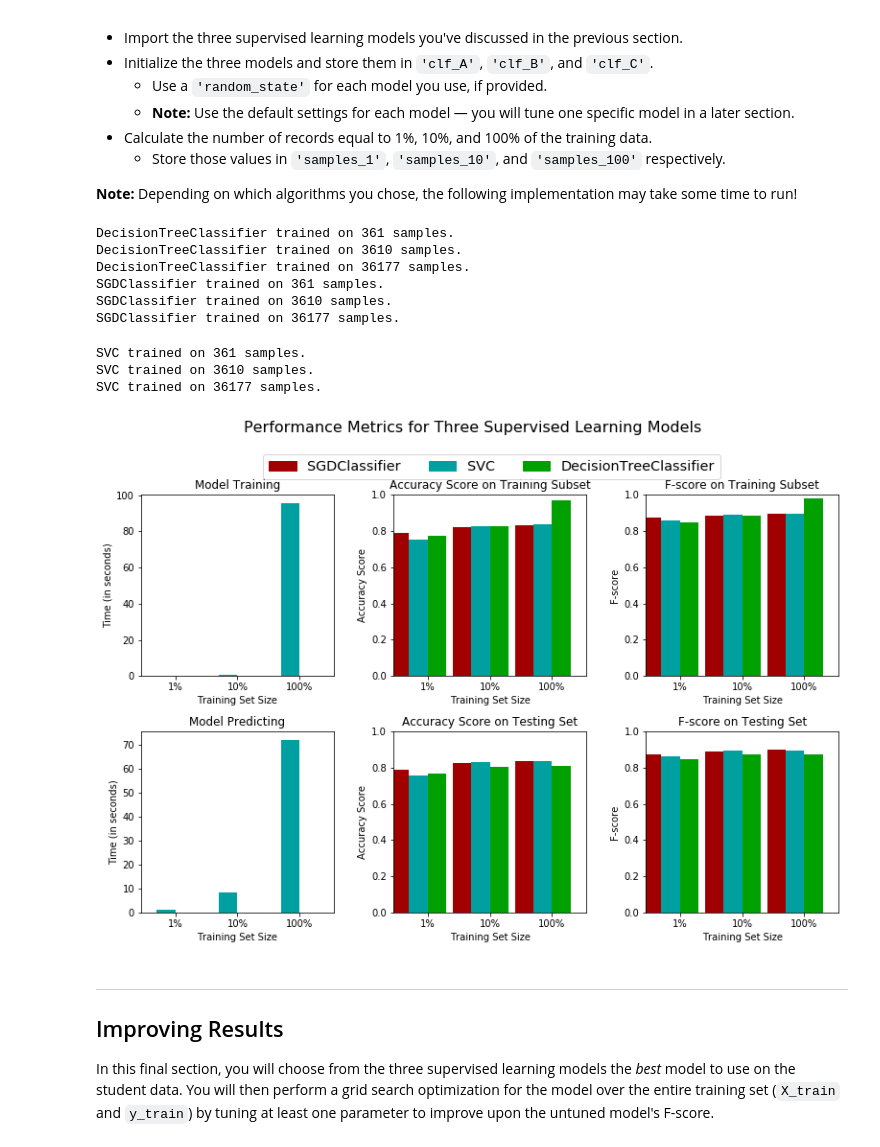
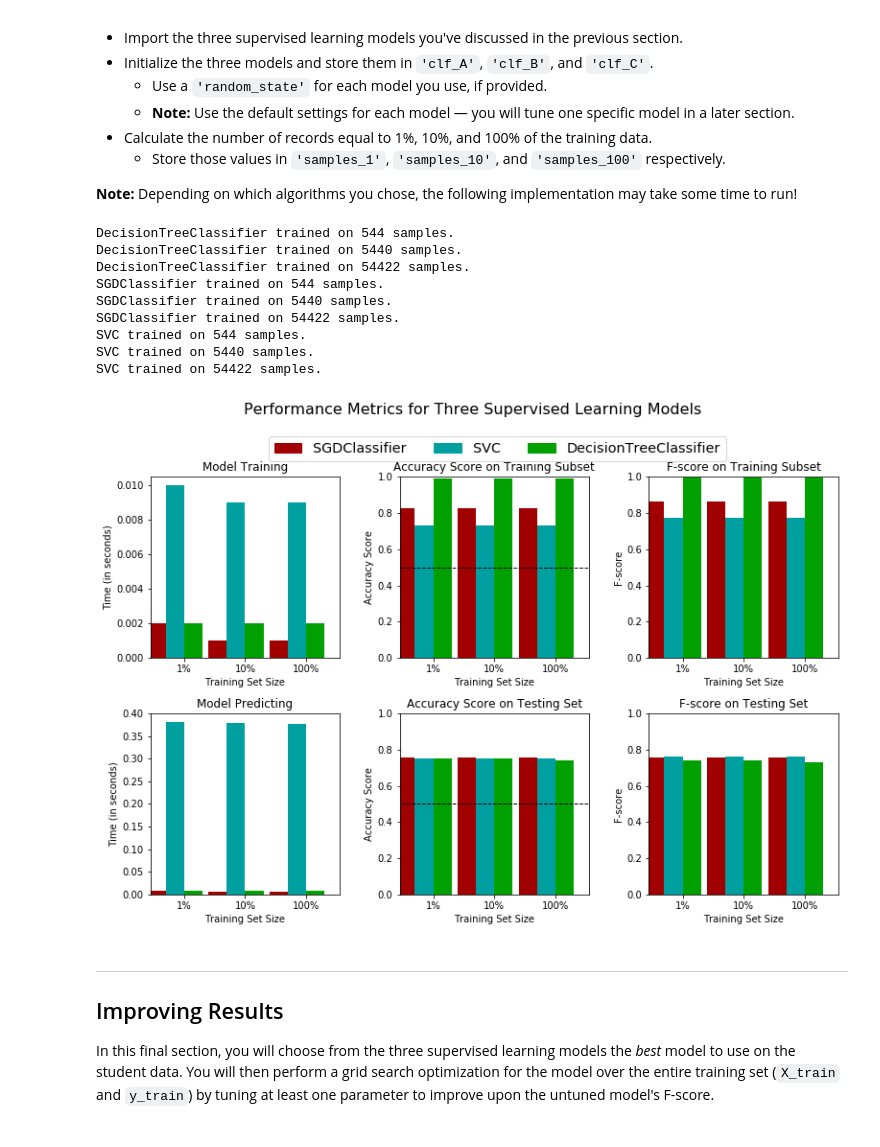
Before and after one commit to EliasPLM/machine-learning-master, a Jupyter notebook: finding_donors/finding_donors.ipynb, the cells around one changed output. Cells and saved outputs as stored; diff of their text form; code cells hidden in the pictures.

```diff
--- a/finding_donors/finding_donors.ipynb
+++ b/finding_donors/finding_donors.ipynb
@@ -247,17 +280,18 @@ TN = 0 # No predicted negatives in the naive case
 FN = 0 # No predicted negatives in the naive case
 '''
 TP = np.sum(income)
-FP = income.count()
+FP = income.count() - TP
 TN = 0
 FN = 0
 
 # TODO: Calculate accuracy, precision and recall
-accuracy = (TP+TN)/(TP+TN+FP+FN)
-recall = TP/(TP+FN)
-precision = TP/(TP+FP)
+accuracy = float(TP)/(TP+FP)
+recall = float(TP)/(TP+FN)
+precision = accuracy
 
 # TODO: Calculate F-score using the formula above for beta = 0.5 and correct values for precision and recall.
-fscore = 2 * (precision * recall) / (precision + recall)
+beta = 0.5
+fscore = (1 + pow(beta, 2)) * ( (precision * recall) / (pow(beta, 2) * precision) + recall )
 
 # Print the results
 print("Naive Predictor: [Accuracy score: {:.4f}, F-score: {:.4f}]".format(accuracy, fscore))
@@ -318,7 +436,7 @@ def train_predict(learner, sample_size, X_train, y_train, X_test, y_test):
 
     # TODO: Fit the learner to the training data using slicing with 'sample_size' using .fit(training_features[:], training_labels[:])
     start = time() # Get start time
-    learner = learner.fit(X_train[:sample_size], y_train[:sample_size])
+    learner = learner.fit(X_train[:300], y_train[:300])
     end = time() # Get end time
 
     # TODO: Calculate the training time
@@ -328,23 +446,23 @@ def train_predict(learner, sample_size, X_train, y_train, X_test, y_test):
     #       then get predictions on the first 300 training samples(X_train) using .predict()
     start = time() # Get start time
     predictions_test = learner.predict(X_test)
-    predictions_train = learner.predict(X_train)
+    predictions_train = learner.predict(X_train[:300])
     end = time() # Get end time
 
     # TODO: Calculate the total prediction time
     results['pred_time'] = end - start
 
     # TODO: Compute accuracy on the first 300 training samples which is y_train[:300]
-    results['acc_train'] = accuracy_score(y_train, predictions_train)
+    results['acc_train'] = accuracy_score(y_train[:300], predictions_train)
 
     # TODO: Compute accuracy on test set using accuracy_score()
     results['acc_test'] = accuracy_score(y_test, predictions_test)
 
     # TODO: Compute F-score on the the first 300 training samples using fbeta_score()
-    results['f_train'] = fbeta_score(y_train, predictions_train, beta = 1)
+    results['f_train'] = fbeta_score(y_train[:300], predictions_train, beta = 0.5)
 
     # TODO: Compute F-score on the test set which is y_test
-    results['f_test'] = fbeta_score(y_test, predictions_test, beta = 1)
+    results['f_test'] = fbeta_score(y_test, predictions_test, beta = 0.5)
 
     # Success
     print("{} trained on {} samples.".format(learner.__class__.__name__, sample_size))
@@ -363,46 +481,45 @@ In the code cell, you will need to implement the following:
 
 **Note:** Depending on which algorithms you chose, the following implementation may take some time to run!
 # %%
-# TODO: Import the three supervised learning models from sklearn
 from sklearn import tree
 from sklearn import linear_model
 from sklearn.svm import SVC
 
 # TODO: Initialize the three models
 clf_A = tree.DecisionTreeClassifier()
-clf_B = linear_model.SGDClassifier(shuffle=False)
+clf_B = linear_model.SGDClassifier(tol=None, max_iter=5, random_state=110)
 clf_C = SVC()
 
 # TODO: Calculate the number of samples for 1%, 10%, and 100% of the training data
 # HINT: samples_100 is the entire training set i.e. len(y_train)
 # HINT: samples_10 is 10% of samples_100 (ensure to set the count of the values to be `int` and not `float`)
 # HINT: samples_1 is 1% of samples_100 (ensure to set the count of the values to be `int` and not `float`)
 samples_100 = len(y_train)
 samples_10 = len(y_train) / 100 * 10
 samples_1 = len(y_train) / 100 * 1
 
 # Collect results on the learners
 results = {}
 for clf in [clf_A, clf_B, clf_C]:
     clf_name = clf.__class__.__name__
     results[clf_name] = {}
     for i, samples in enumerate([samples_1, samples_10, samples_100]):
         results[clf_name][i] = \
         train_predict(clf, samples, X_train, y_train, X_test, y_test)
 
 # Run metrics visualization for the three supervised learning models chosen
 vs.evaluate(results, accuracy, fscore)
 # %% [output]
-DecisionTreeClassifier trained on 361 samples.
-DecisionTreeClassifier trained on 3610 samples.
-DecisionTreeClassifier trained on 36177 samples.
-SGDClassifier trained on 361 samples.
-SGDClassifier trained on 3610 samples.
-SGDClassifier trained on 36177 samples.
+DecisionTreeClassifier trained on 544 samples.
+DecisionTreeClassifier trained on 5440 samples.
+DecisionTreeClassifier trained on 54422 samples.
+SGDClassifier trained on 544 samples.
+SGDClassifier trained on 5440 samples.
+SGDClassifier trained on 54422 samples.
+SVC trained on 544 samples.
+SVC trained on 5440 samples.
+SVC trained on 54422 samples.
-SVC trained on 361 samples.
-SVC trained on 3610 samples.
-SVC trained on 36177 samples.
-[figure, old version]
+[figure, new version]
 # %% [markdown]
 ----
 ## Improving Results
```
Also changed, not shown: parts of 23 cells of this notebook, 3 other files.
